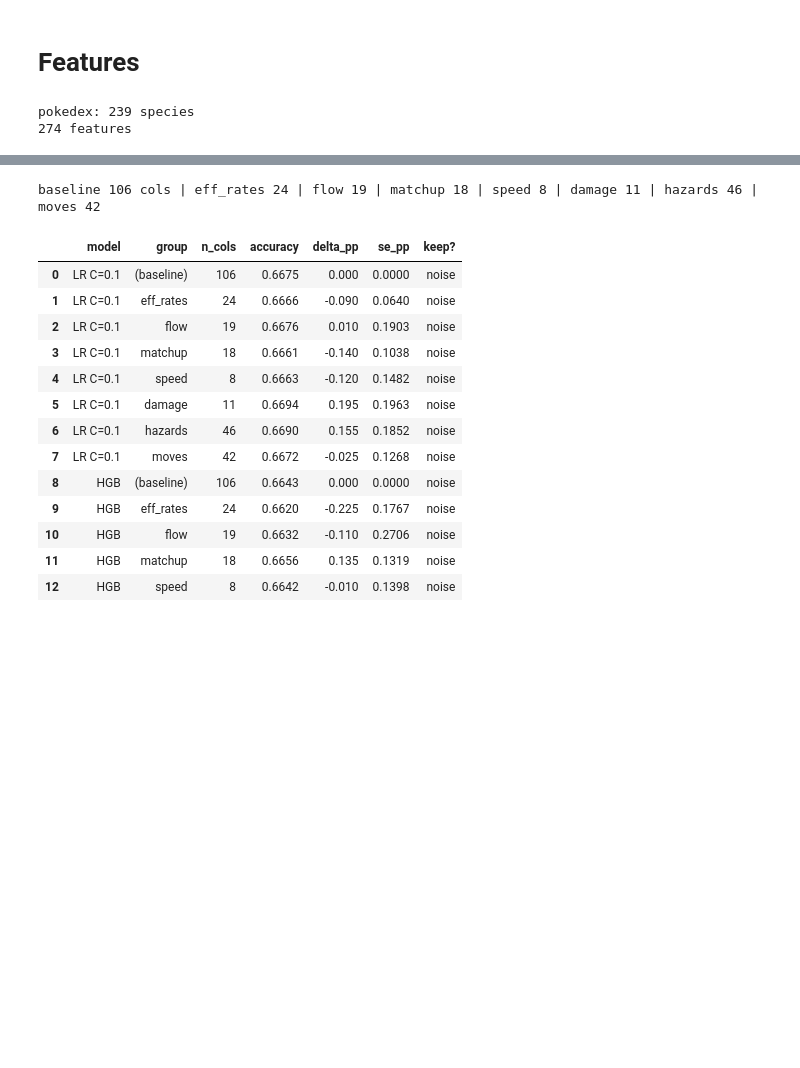
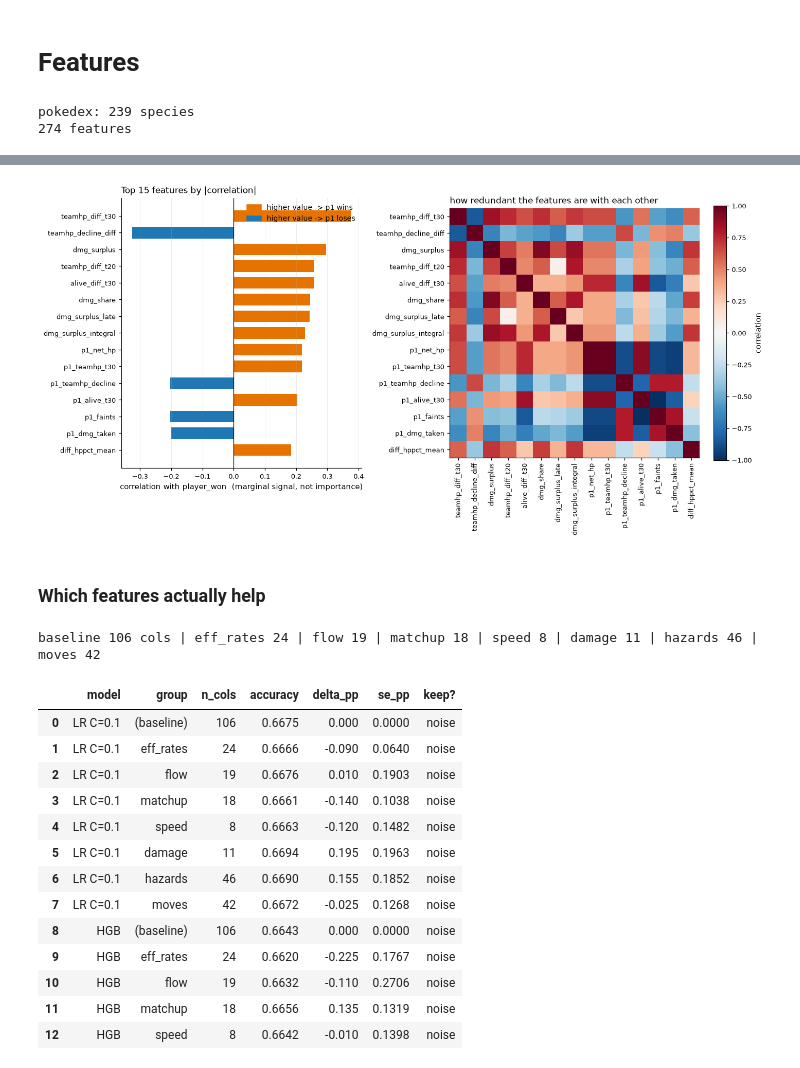
Before and after one commit to amrhsnd/FDS_Challenge_26, a Jupyter notebook: notebooks/aimilia/final.ipynb, the cells around one changed output, grey strips where cells are left out. Drawn from its saved outputs; the diff is of its cells as text; code cells hidden in the pictures; blank space fills up the shorter version.

```diff
--- a/notebooks/aimilia/final.ipynb
+++ b/notebooks/aimilia/final.ipynb
@@ -308,3 +550,73 @@ rolling win rate, min/max: 0.45 / 0.548
+# %%
+#which single features carry signal, and how much they overlap
+
+#Left:  each feature's correlation with the outcome, on its own.
+# Right: how strongly those same features correlate with each other.
+
+# the features with the most individual signal are also largely measuring
+# the same thing. That is the evidence behind two later decisions:
+# keeping all 274 columns, and reporting group-level ablation rather than
+# per-feature importances.
+
+# note: a feature can correlate near zero and still matter in combination
+# with others.
+
+# corrwith gives each column's correlation against the target. dropna() removes
+# any constant column.
+usable = [c for c in features if c not in constant]
+
+signal = (Xf[usable].corrwith(train["player_won"]).dropna()
+          .sort_values(key=lambda s: s.abs(), ascending=False))
+
+# 15 rather than 20: several feature names are long, and at 20 rows the rotated
+# tick labels on the heatmap become unreadable.
+TOP_N = 15
+# [::-1] reverses the order so that barh - which draws its first row at the
+# bottom - ends up with the strongest feature at the top.
+top = signal.head(TOP_N)[::-1]
+
+fig, axes = plt.subplots(1, 2, figsize=(13, 6.4),
+                         gridspec_kw={"width_ratios": [1, 1.15]})
+
+#signed correlation with the target
+ax = axes[0]
+# Colour by direction, not magnitude: orange where a higher value goes with p1
+# winning, blue where it goes with losing. Matches the palette used elsewhere.
+ax.barh(top.index, top.values,
+        color=[C_WIN if v > 0 else C_LOSE for v in top.values], height=0.7)
+ax.axvline(0, color="#111827", linewidth=0.9)
+ax.set_xlabel("correlation with player_won  (marginal signal, not importance)")
+ax.set_title(f"Top {TOP_N} features by |correlation|", loc="left")
+ax.xaxis.grid(True); ax.yaxis.grid(False)
+
+handles = [plt.Rectangle((0, 0), 1, 1, color=C_WIN),
+           plt.Rectangle((0, 0), 1, 1, color=C_LOSE)]
+ax.legend(handles, ["higher value -> p1 wins", "higher value -> p1 loses"],
+          loc="upper right")
+
+# how much those features overlap each other
+ax = axes[1]
+# not reversed here, and that is deliberate: imshow draws row 0 at the top, so
+# this puts the strongest feature top-left and matches the bar chart's order.
+order = signal.head(TOP_N).index.tolist()
+sub = Xf[order].corr().to_numpy()
+# Diverging scale: two hues with a neutral middle, centred on zero, because the
+# sign of a correlation is the thing we care about. vmin/vmax pinned to -1/+1 so
+# the colours mean the same thing regardless of what this particular subset
+# happens to contain.
+im = ax.imshow(sub, cmap="RdBu_r", vmin=-1, vmax=1)
+ax.set_xticks(range(len(order)), order, rotation=90)
+ax.set_yticks(range(len(order)), order)
+ax.set_title("how redundant the features are with each other", loc="left")
+ax.grid(False)
+fig.colorbar(im, ax=ax, fraction=0.046, label="correlation")
+
+fig.tight_layout()
+plt.show()
+# %% [output]
+[figure, added]
+# %% [markdown]
+### Which features actually help
 # %%
 import numpy as np
 from sklearn.model_selection import StratifiedKFold, cross_val_score
```
Also changed, not shown: parts of 21 cells of this notebook.
